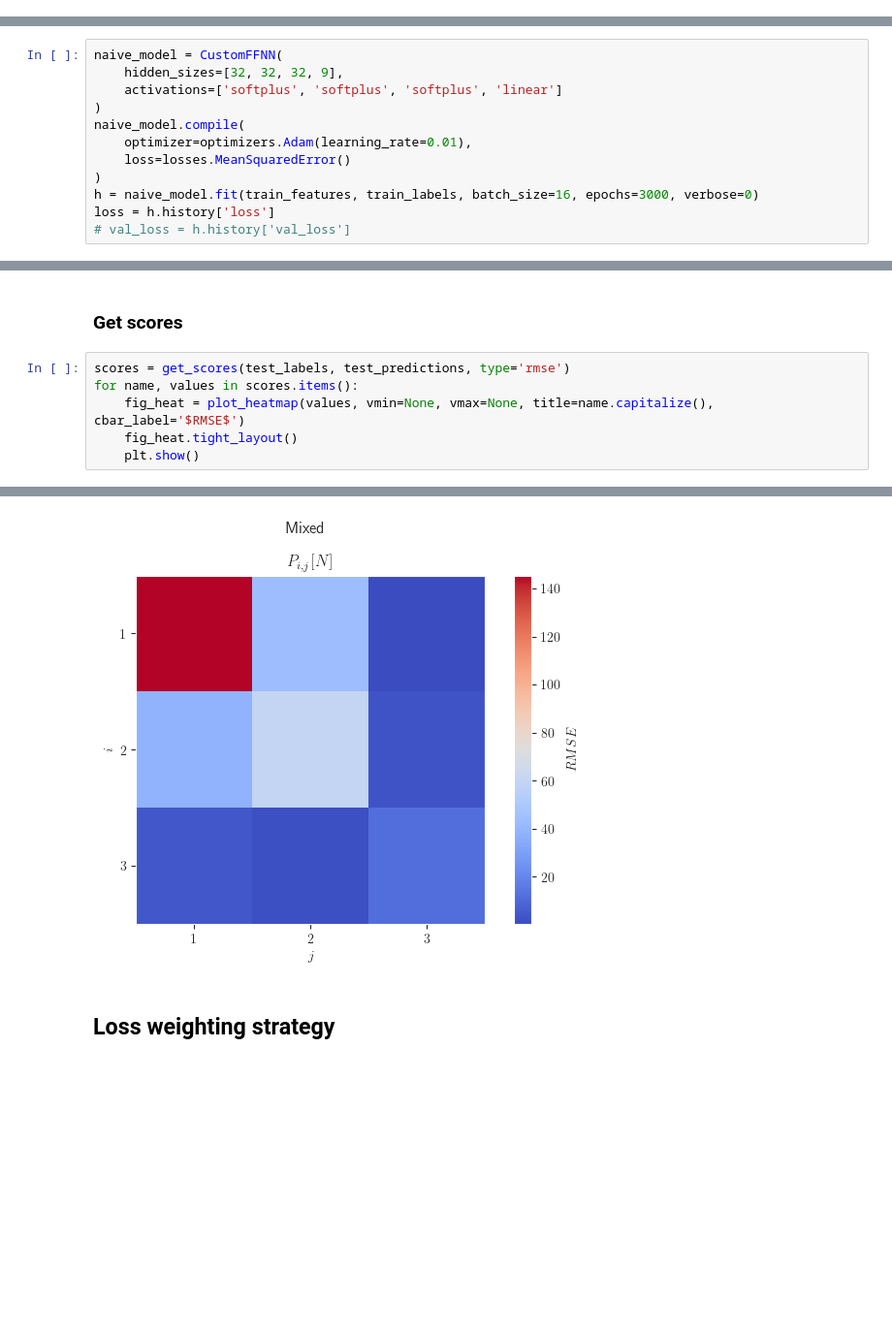
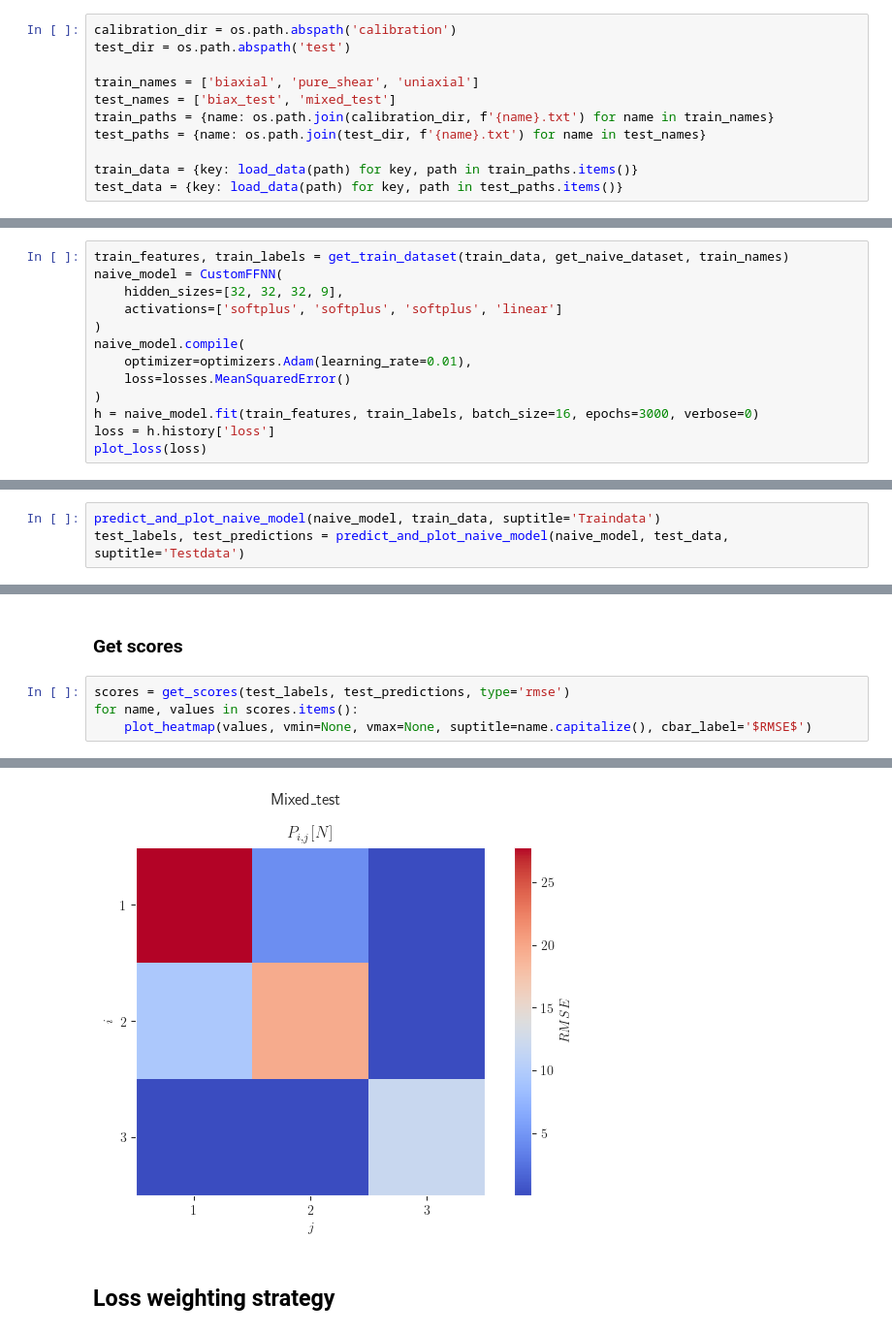
Before and after one commit to ArgoJ/TML4SM_TuD, a Jupyter notebook: hyperelasticity/Task2_2.ipynb, the cells around one changed output, grey strips where cells are left out. Shown at 97% size. Cells and saved outputs as stored; diff of their text form; blank space fills up the shorter version.

```diff
--- a/hyperelasticity/Task2_2.ipynb
+++ b/hyperelasticity/Task2_2.ipynb
@@ -44,3 +34,14 @@ mixed_test_features, mixed_test_labels = load_naive_dataset(mixed_test_path)
+# %%
+calibration_dir = os.path.abspath('calibration')
+test_dir = os.path.abspath('test')
+
+train_names = ['biaxial', 'pure_shear', 'uniaxial']
+test_names = ['biax_test', 'mixed_test']
+train_paths = {name: os.path.join(calibration_dir, f'{name}.txt') for name in train_names}
+test_paths = {name: os.path.join(test_dir, f'{name}.txt') for name in test_names}
+
+train_data = {key: load_data(path) for key, path in train_paths.items()}
+test_data = {key: load_data(path) for key, path in test_paths.items()}
 # %% [markdown]
 # Task 2.2 - Naive Model approach
 # %% [markdown]
@@ -51,4 +49,5 @@ train_labels = tf.concat([biaxial_labels, pure_shear_labels, uniaxial_labels], a
 # %%
+train_features, train_labels = get_train_dataset(train_data, get_naive_dataset, train_names)
 naive_model = CustomFFNN(
     hidden_sizes=[32, 32, 32, 9],
     activations=['softplus', 'softplus', 'softplus', 'linear']
@@ -59,4 +58,4 @@ naive_model.compile(
 )
 h = naive_model.fit(train_features, train_labels, batch_size=16, epochs=3000, verbose=0)
 loss = h.history['loss']
-# val_loss = h.history['val_loss']
+plot_loss(loss)
@@ -118,0 +66,3 @@ plt.show()
+# %%
+predict_and_plot_naive_model(naive_model, train_data, suptitle='Traindata')
+test_labels, test_predictions = predict_and_plot_naive_model(naive_model, test_data, suptitle='Testdata')
@@ -121,7 +76,5 @@ plt.show()
 # %%
 scores = get_scores(test_labels, test_predictions, type='rmse')
 for name, values in scores.items():
-    fig_heat = plot_heatmap(values, vmin=None, vmax=None, title=name.capitalize(), cbar_label='$RMSE$')
-    fig_heat.tight_layout()
-    plt.show()
+    plot_heatmap(values, vmin=None, vmax=None, suptitle=name.capitalize(), cbar_label='$RMSE$')
 # %% [output]
@@ -129,4 +82,4 @@ for name, values in scores.items():
-[figure, old version]
+[figure, new version]
 # %% [markdown]
 ## Loss weighting strategy
 # %%
```
Also changed, not shown: parts of 27 cells of this notebook, 53 other files.
